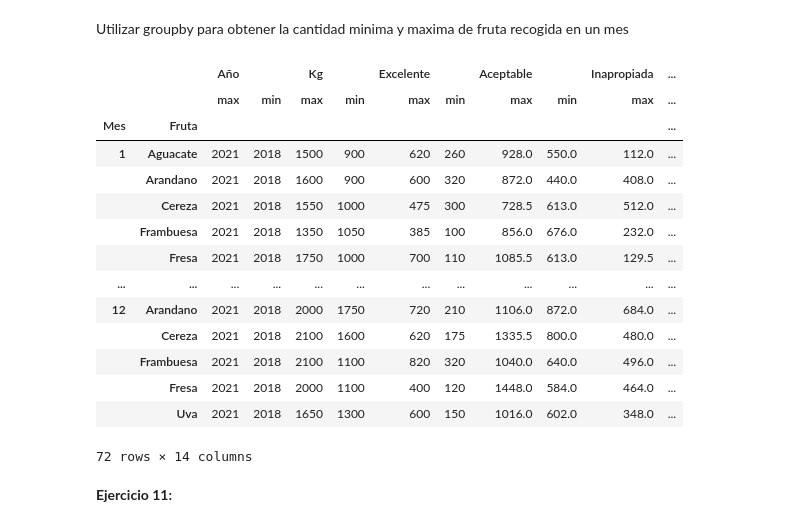
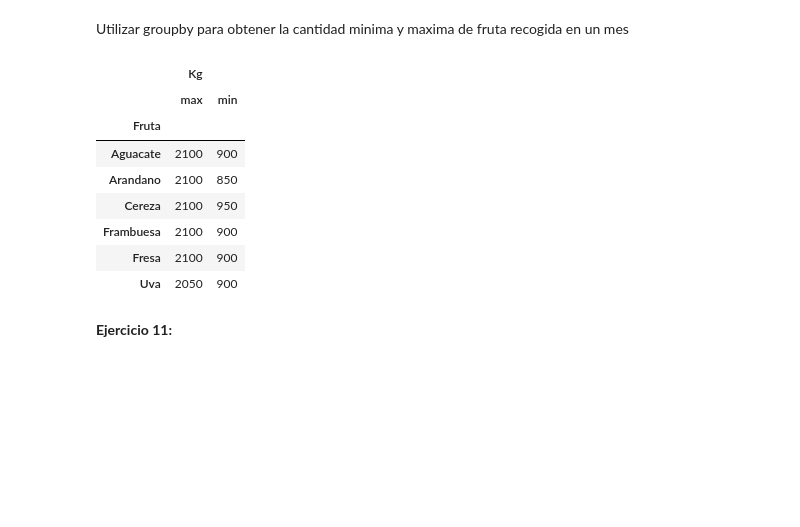
Before and after one commit to alcazarpedro/project_numpy_pandas, a Jupyter notebook: pandas_dtascience/5_Pivot/Agrupaciones 24 Ejercicios.ipynb, the cells around one changed output. Saved outputs shown, nothing was run; the diff lists cells and outputs as text; code cells hidden in the pictures; blank space fills up the shorter version.

```diff
--- a/pandas_dtascience/5_Pivot/Agrupaciones 24 Ejercicios.ipynb
+++ b/pandas_dtascience/5_Pivot/Agrupaciones 24 Ejercicios.ipynb
@@ -112,7 +89,5 @@ recoleccion.groupby(["Año","Fruta"])[["Excelente","Aceptable","Inapropiada"]].s
 __Ejercicio 5:__
 # %% [markdown]
 Utilizar groupby para obtener todos los registros de las cosechas en cuyo año se recolecto mas de 28 toneladas de frutas en excelente estado
-# %%
-recoleccion["Toneladas_Excelentes"] = recoleccion['Excelente']/1000
 # %%
 def calculo(group):
@@ -252,23 +198,17 @@ __Ejercicio 10:__
 # %% [markdown]
 Utilizar groupby para obtener la cantidad minima y maxima de fruta recogida en un mes
 # %%
-recoleccion.groupby(["Mes","Fruta"]).agg(["max","min"])
+recoleccion.groupby("Fruta").agg({"Kg":["max","min"]})
 # %% [output]
-|  |  | Año |  | Kg |  | Excelente |  | Aceptable |  | Inapropiada | ... |
-|  |  | max | min | max | min | max | min | max | min | max | ... |
-| Mes | Fruta |  |  |  |  |  |  |  |  |  | ... |
-| 1 | Aguacate | 2021 | 2018 | 1500 | 900 | 620 | 260 | 928.0 | 550.0 | 112.0 | ... |
-|  | Arandano | 2021 | 2018 | 1600 | 900 | 600 | 320 | 872.0 | 440.0 | 408.0 | ... |
-|  | Cereza | 2021 | 2018 | 1550 | 1000 | 475 | 300 | 728.5 | 613.0 | 512.0 | ... |
-|  | Frambuesa | 2021 | 2018 | 1350 | 1050 | 385 | 100 | 856.0 | 676.0 | 232.0 | ... |
-|  | Fresa | 2021 | 2018 | 1750 | 1000 | 700 | 110 | 1085.5 | 613.0 | 129.5 | ... |
-| ... | ... | ... | ... | ... | ... | ... | ... | ... | ... | ... | ... |
-| 12 | Arandano | 2021 | 2018 | 2000 | 1750 | 720 | 210 | 1106.0 | 872.0 | 684.0 | ... |
-|  | Cereza | 2021 | 2018 | 2100 | 1600 | 620 | 175 | 1335.5 | 800.0 | 480.0 | ... |
-|  | Frambuesa | 2021 | 2018 | 2100 | 1100 | 820 | 320 | 1040.0 | 640.0 | 496.0 | ... |
-|  | Fresa | 2021 | 2018 | 2000 | 1100 | 400 | 120 | 1448.0 | 584.0 | 464.0 | ... |
-|  | Uva | 2021 | 2018 | 1650 | 1300 | 600 | 150 | 1016.0 | 602.0 | 348.0 | ... |
+|  | Kg |  |
+|  | max | min |
+| Fruta |  |  |
+| Aguacate | 2100 | 900 |
+| Arandano | 2100 | 850 |
+| Cereza | 2100 | 950 |
+| Frambuesa | 2100 | 900 |
+| Fresa | 2100 | 900 |
+| Uva | 2050 | 900 |
-72 rows × 14 columns
 # %% [markdown]
 __Ejercicio 11:__
 # %% [markdown]
```
Also changed, not shown: parts of 7 cells of this notebook.
